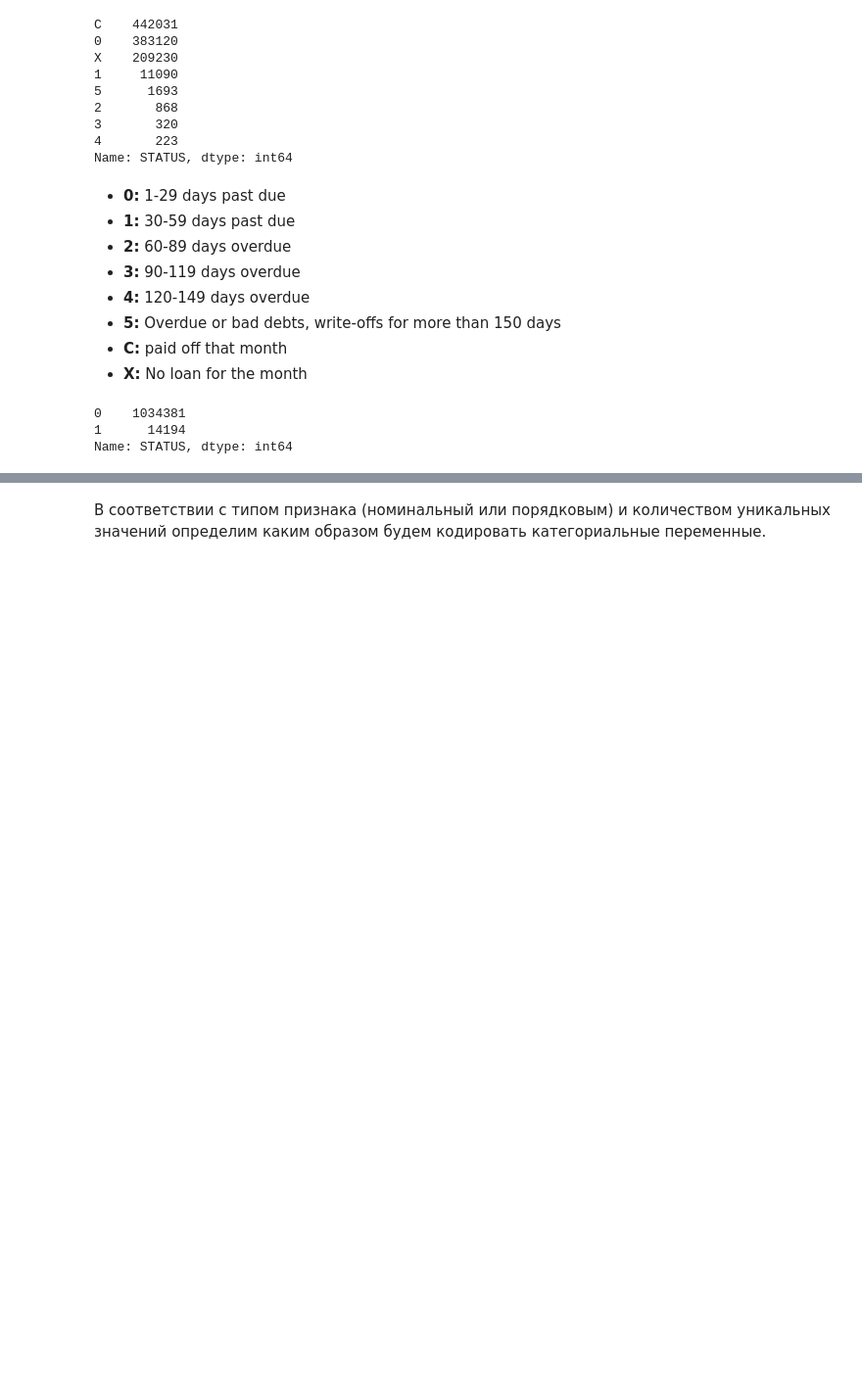
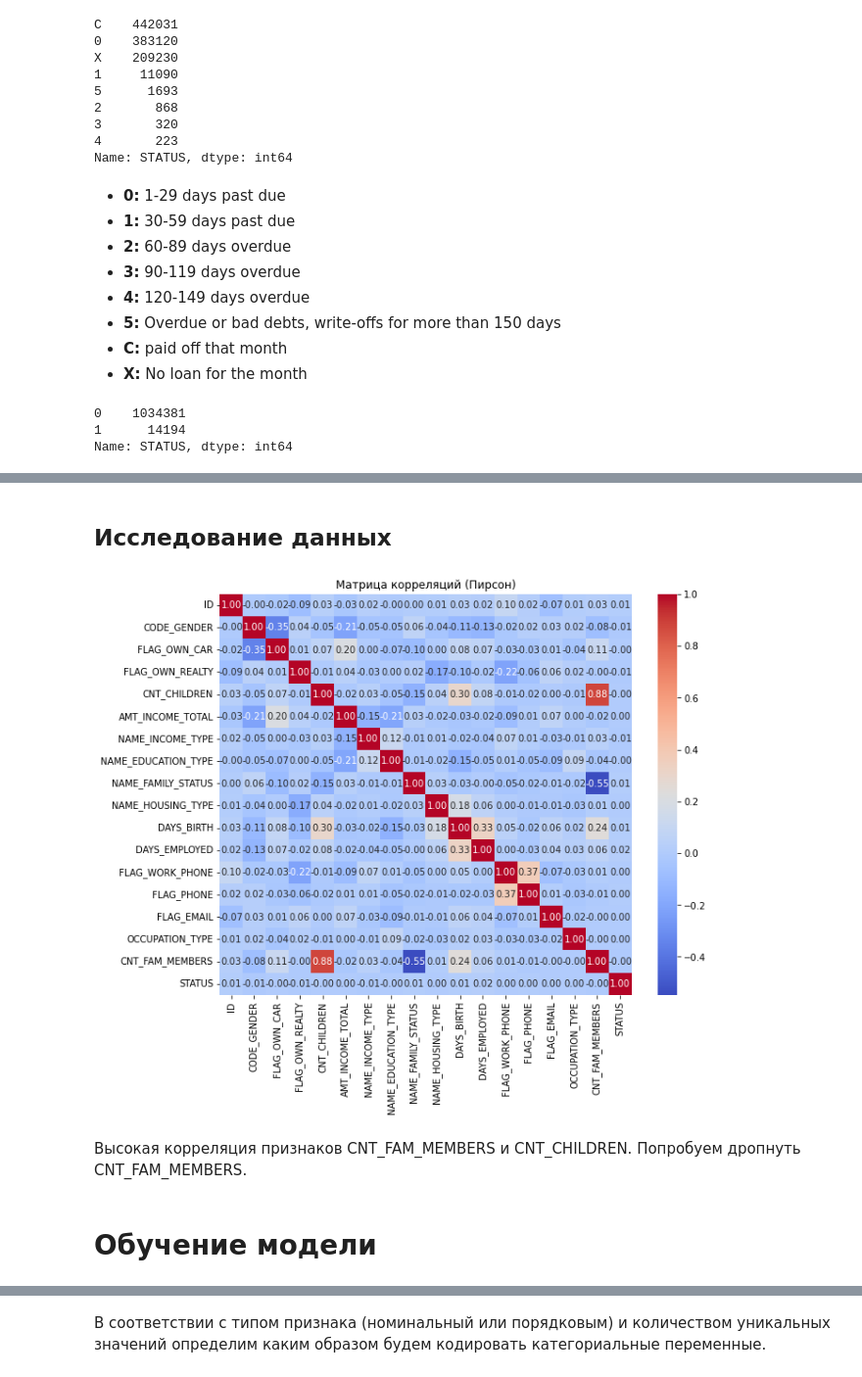
Before and after one commit to lazuraim/Credit-Scoring, a Jupyter notebook: credit_scoring.ipynb, the cells around one changed output, grey strips where cells are left out. Shown at 98% size. Cells and saved outputs as stored; diff of their text form; code cells hidden in the pictures; blank space fills up the shorter version.

```diff
--- a/credit_scoring.ipynb
+++ b/credit_scoring.ipynb
@@ -124,2 +234,10 @@ df.head()
+# %%
+# Вычисляем Z-оценки и удаляем выбросы (|Z| > 3)
+df['z_score'] = zscore(df['AMT_INCOME_TOTAL'])
+df = df[np.abs(df['z_score']) <= 3]
+# %%
+# Вычисляем Z-оценки и удаляем выбросы (|Z| > 3)
+df['z_score'] = zscore(df['CNT_CHILDREN'])
+df = df[np.abs(df['z_score']) <= 3]
 # %%
-df.dropna(axis=0, inplace=True)
+df.drop('z_score', axis=1, inplace=True)
@@ -144,0 +244,3 @@ df.dropna(axis=0, inplace=True)
+# %%
+# У признака FLAG_MOBIL нулевая дисперсия (это видно и на графике), его можно удалить
+df.drop('FLAG_MOBIL', axis=1, inplace=True)
@@ -145,8 +272,14 @@ df.dropna(axis=0, inplace=True)
+# %% [markdown]
+## Исследование данных
 # %%
 # Вычисление матрицы корреляций
-# corr_matrix = df.corr()
+corr_matrix = df.corr()
 
-# plt.figure(figsize=(10, 8))
-# sns.heatmap(corr_matrix, annot=True, cmap='coolwarm', fmt='.2f')
-# plt.title('Матрица корреляций (Пирсон)')
-# plt.show()
+plt.figure(figsize=(10, 8))
+sns.heatmap(corr_matrix, annot=True, cmap='coolwarm', fmt='.2f')
+plt.title('Матрица корреляций (Пирсон)')
+plt.show()
+# %% [output]
+[figure, added]
+# %% [markdown]
+Высокая корреляция признаков CNT_FAM_MEMBERS и CNT_CHILDREN. Попробуем дропнуть CNT_FAM_MEMBERS.
@@ -152,0 +293,2 @@ df.dropna(axis=0, inplace=True)
+# %% [markdown]
+# Обучение модели
```
Also changed, not shown: parts of 69 cells of this notebook.
